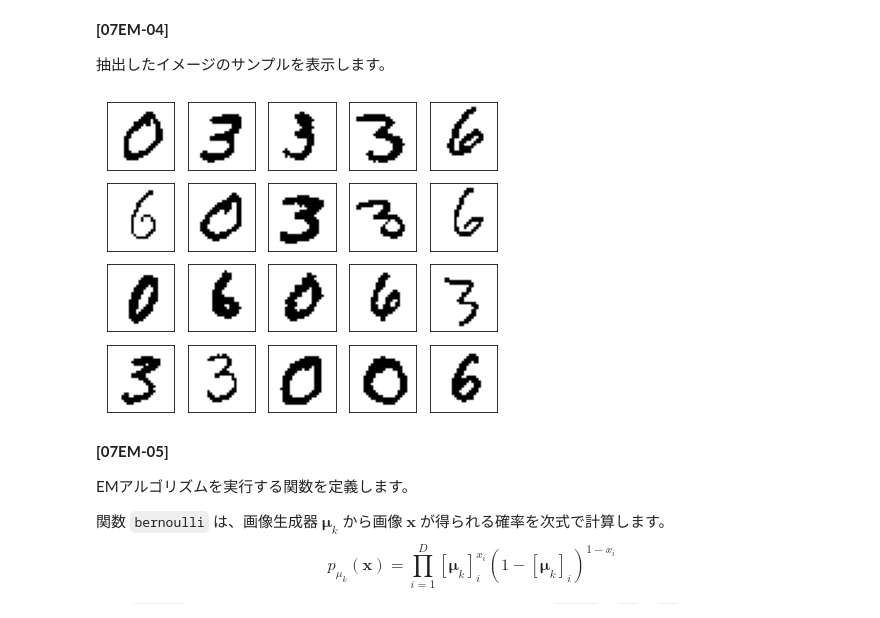
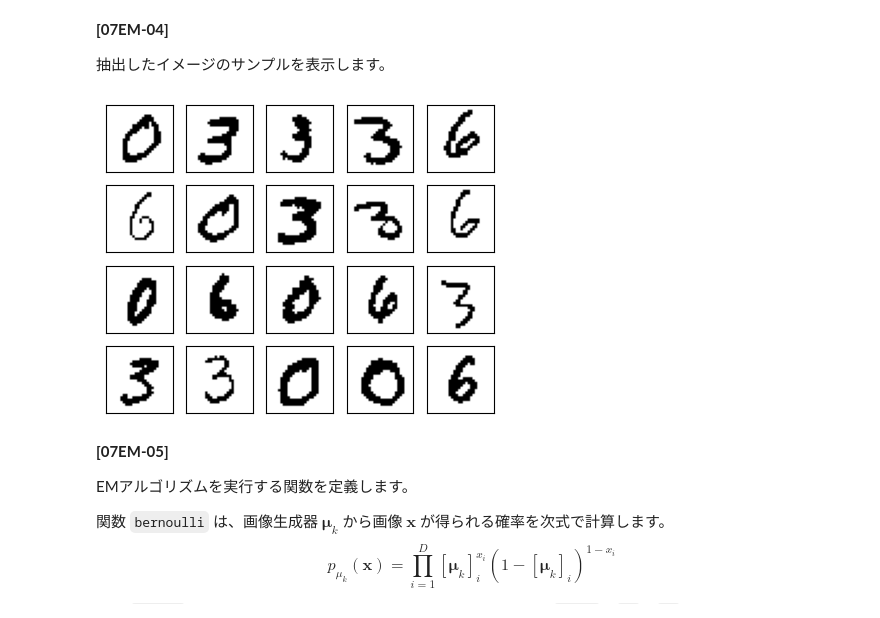
Before and after one commit to enakai00/colab_mlbook, a Jupyter notebook: 07-em_algorithm.ipynb, the cells around one changed output. Saved outputs shown, nothing was run; the diff lists cells and outputs as text; code cells hidden in the pictures.

```diff
--- a/07-em_algorithm.ipynb
+++ b/07-em_algorithm.ipynb
@@ -54,14 +51,14 @@ sample_images = prep_data(600, [0, 3, 6])
 
 抽出したイメージのサンプルを表示します。
 # %%
-fig = plt.figure(figsize=(7, 5.7))
+fig = plt.figure(figsize=(5, 4))
 for c, image in enumerate(sample_images[:20]):
   subplot = fig.add_subplot(4, 5, c+1)
   subplot.set_xticks([])
   subplot.set_yticks([])
   subplot.imshow(image.reshape((28, 28)), cmap=plt.cm.gray_r)
 # %% [output]
-[figure, old version]
+[figure, new version]
 # %% [markdown]
 **[07EM-05]**
 
```
Also changed, not shown: parts of 8 cells of this notebook, 10 other files.
